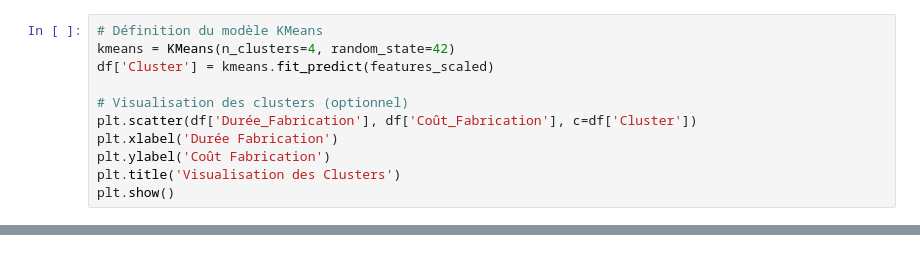
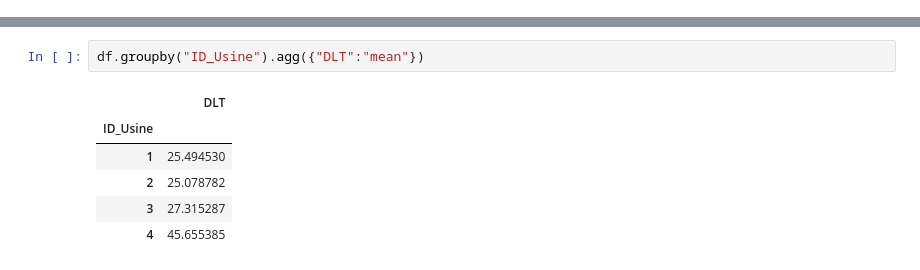
Before and after one commit to BenjaminAlleauIOD/02_demonstrateur, a Jupyter notebook: DLT/data_gen_v2.ipynb, the cells around one changed output, grey strips where cells are left out. Saved outputs shown, nothing was run; the diff lists cells and outputs as text.

```diff
--- a/DLT/data_gen_v2.ipynb
+++ b/DLT/data_gen_v2.ipynb
@@ -116,11 +250,0 @@ features_scaled = scaler.fit_transform(features)
-# %%
-# Définition du modèle KMeans
-kmeans = KMeans(n_clusters=4, random_state=42)
-df['Cluster'] = kmeans.fit_predict(features_scaled)
-
-# Visualisation des clusters (optionnel)
-plt.scatter(df['Durée_Fabrication'], df['Coût_Fabrication'], c=df['Cluster'])
-plt.xlabel('Durée Fabrication')
-plt.ylabel('Coût Fabrication')
-plt.title('Visualisation des Clusters')
-plt.show()
@@ -133,0 +262,9 @@ Returning the number of logical cores instead. You can silence this warning by s
+# %%
+df.groupby("ID_Usine").agg({"DLT":"mean"})
+# %% [output]
+|  | DLT |
+| ID_Usine |  |
+| 1 | 25.494530 |
+| 2 | 25.078782 |
+| 3 | 27.315287 |
+| 4 | 45.655385 |
```
Also changed, not shown: parts of 14 cells of this notebook, 2 other files.
